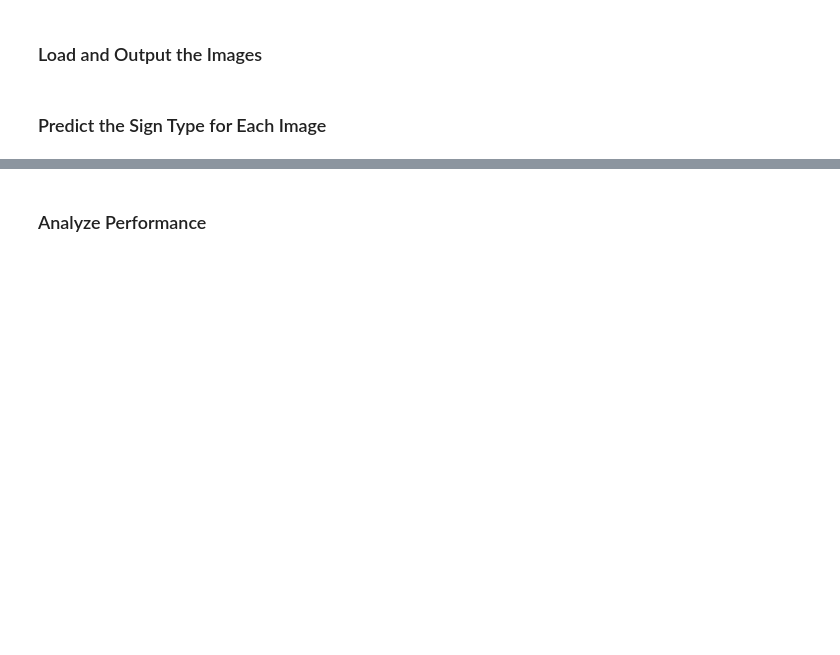
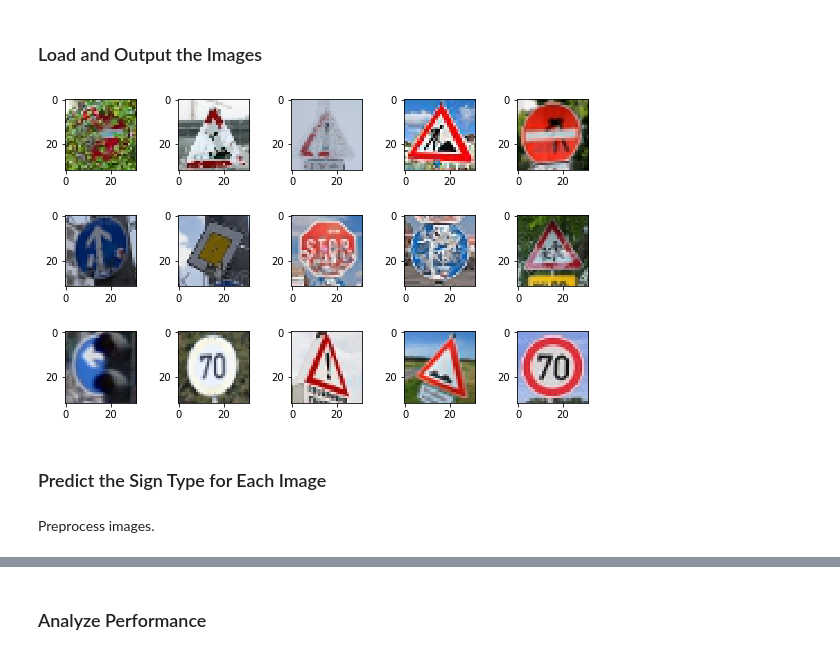
Before and after one commit to AravindaDP/CarND-Traffic-Sign-Classifier-Project, a Jupyter notebook: Traffic_Sign_Classifier.ipynb, the cells around one changed output, grey strips where cells are left out. Saved outputs shown, nothing was run; the diff lists cells and outputs as text; code cells hidden in the pictures; blank space fills up the shorter version.

Commit message:
Testing model on new images
Test images added.
Testing model on new images.
writeup updated.

```diff
--- a/Traffic_Sign_Classifier.ipynb
+++ b/Traffic_Sign_Classifier.ipynb
@@ -777,0 +775,23 @@ You may find `signnames.csv` useful as it contains mappings from the class id (i
+# %%
+### Load the images and plot them here.
+### Feel free to use as many code cells as needed.
+from matplotlib.image import imread
+import csv
+
+new_images = np.array([imread("./traffic-signs/{}.jpg".format(i+1)) for i in range(15)])
+
+y_test_new = []
+with open('./traffic-signs/sign_ids.csv') as sign_id_file:
+    sign_id_reader = csv.DictReader(sign_id_file)
+    y_test_new = [int(row['ClassId']) for row in sign_id_reader]
+
+num_x = 5
+num_y = 3
+fig, ax = plt.subplots(num_y,num_x,figsize=(8, 5))
+fig.tight_layout()
+for i in range(num_x*num_y):
+    ax[int(i/num_x)][int(i%num_x)].imshow(new_images[i])
+
+plt.show()
+# %% [output]
+[figure, added]
@@ -781,3 +807,5 @@ You may find `signnames.csv` useful as it contains mappings from the class id (i
 ### Run the predictions here and use the model to output the prediction for each image.
 ### Make sure to pre-process the images with the same pre-processing pipeline used earlier.
 ### Feel free to use as many code cells as needed.
+# %% [markdown]
+Preprocess images.
```
Also changed, not shown: parts of 8 cells of this notebook, 17 other files.
